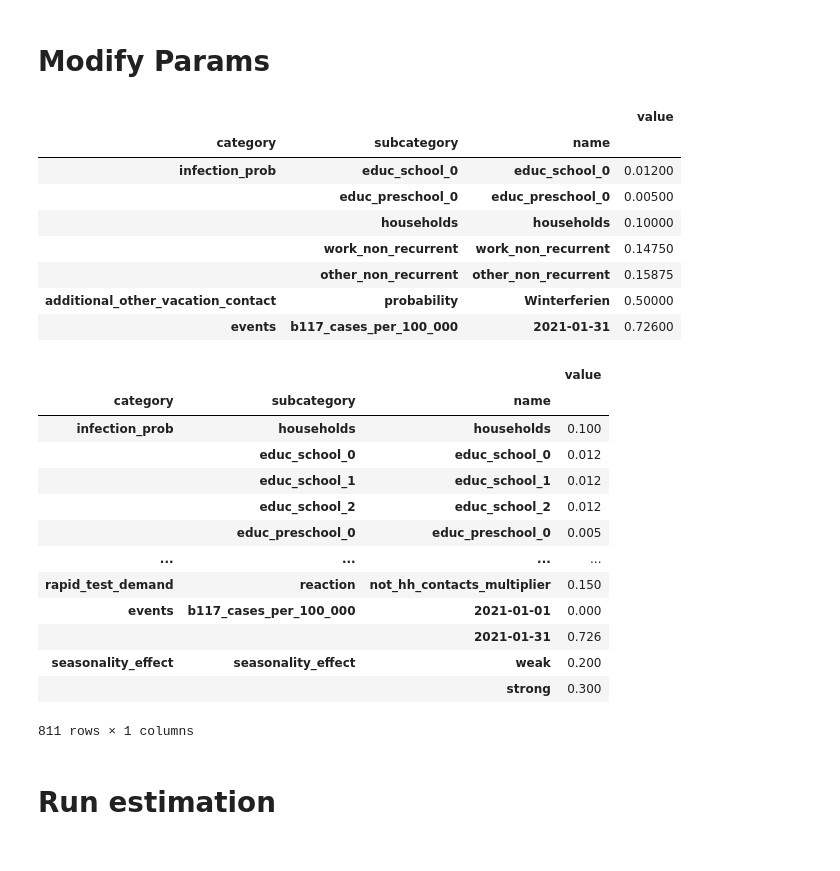
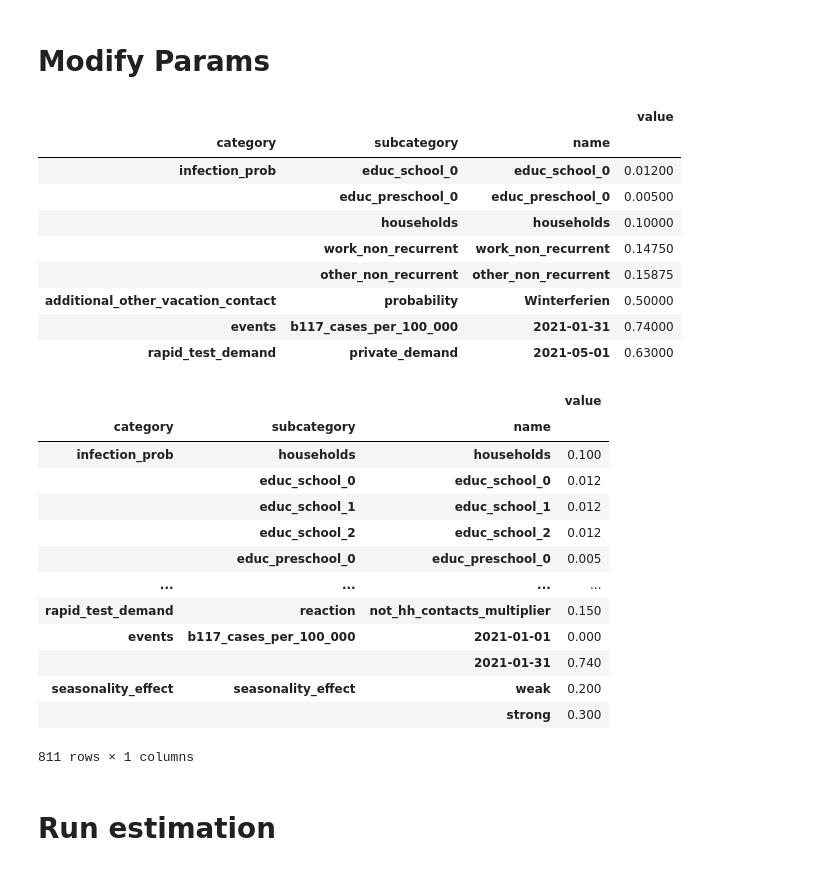
Before and after one commit to covid-19-impact-lab/sid-germany, a Jupyter notebook: src/exploration/janos_simulation_notebook.ipynb, the cells around one changed output. Drawn from its saved outputs; the diff is of its cells as text; code cells hidden in the pictures.

```diff
--- a/src/exploration/janos_simulation_notebook.ipynb
+++ b/src/exploration/janos_simulation_notebook.ipynb
@@ -64,28 +64,31 @@ b117_rate = [("events", "b117_cases_per_100_000", "2021-01-31")]
 
 vacation_probs = params.query("category == 'additional_other_vacation_contact'").index
 
+after_easter_rapid_test_level = [("rapid_test_demand", "private_demand", "2021-05-01")]
+
 free_probs = [
-    bundle[0] for bundle in list(index_bundles.values()) + [vacation_probs, b117_rate]
+    bundle[0] for bundle in list(index_bundles.values()) + [vacation_probs, b117_rate, after_easter_rapid_test_level]
 ]
 # %%
 params.loc[other_probs, "value"] = 0.15875
 params.loc[young_educ_probs, "value"] = 0.005
 params.loc[school_probs, "value"] = 0.012
 params.loc[work_probs, "value"] = 0.1475
 params.loc[hh_probs, "value"] = 0.1
 params.loc[vacation_probs, "value"] = 0.5
-params.loc[b117_rate, "value"] = 0.726
+params.loc[b117_rate, "value"] = 0.74
 params.loc[free_probs]
 # %% [output]
 |  |  |  | value |
 | category | subcategory | name |  |
 | infection_prob | educ_school_0 | educ_school_0 | 0.01200 |
 |  | educ_preschool_0 | educ_preschool_0 | 0.00500 |
 |  | households | households | 0.10000 |
 |  | work_non_recurrent | work_non_recurrent | 0.14750 |
 |  | other_non_recurrent | other_non_recurrent | 0.15875 |
 | additional_other_vacation_contact | probability | Winterferien | 0.50000 |
-| events | b117_cases_per_100_000 | 2021-01-31 | 0.72600 |
+| events | b117_cases_per_100_000 | 2021-01-31 | 0.74000 |
+| rapid_test_demand | private_demand | 2021-05-01 | 0.63000 |
 # %%
 params
 # %% [output]
@@ -99,7 +102,7 @@ params
 | ... | ... | ... | ... |
 | rapid_test_demand | reaction | not_hh_contacts_multiplier | 0.150 |
 | events | b117_cases_per_100_000 | 2021-01-01 | 0.000 |
-|  |  | 2021-01-31 | 0.726 |
+|  |  | 2021-01-31 | 0.740 |
 | seasonality_effect | seasonality_effect | weak | 0.200 |
 |  |  | strong | 0.300 |
 811 rows × 1 columns
```
Also changed, not shown: parts of 6 cells of this notebook, 2 other files.
